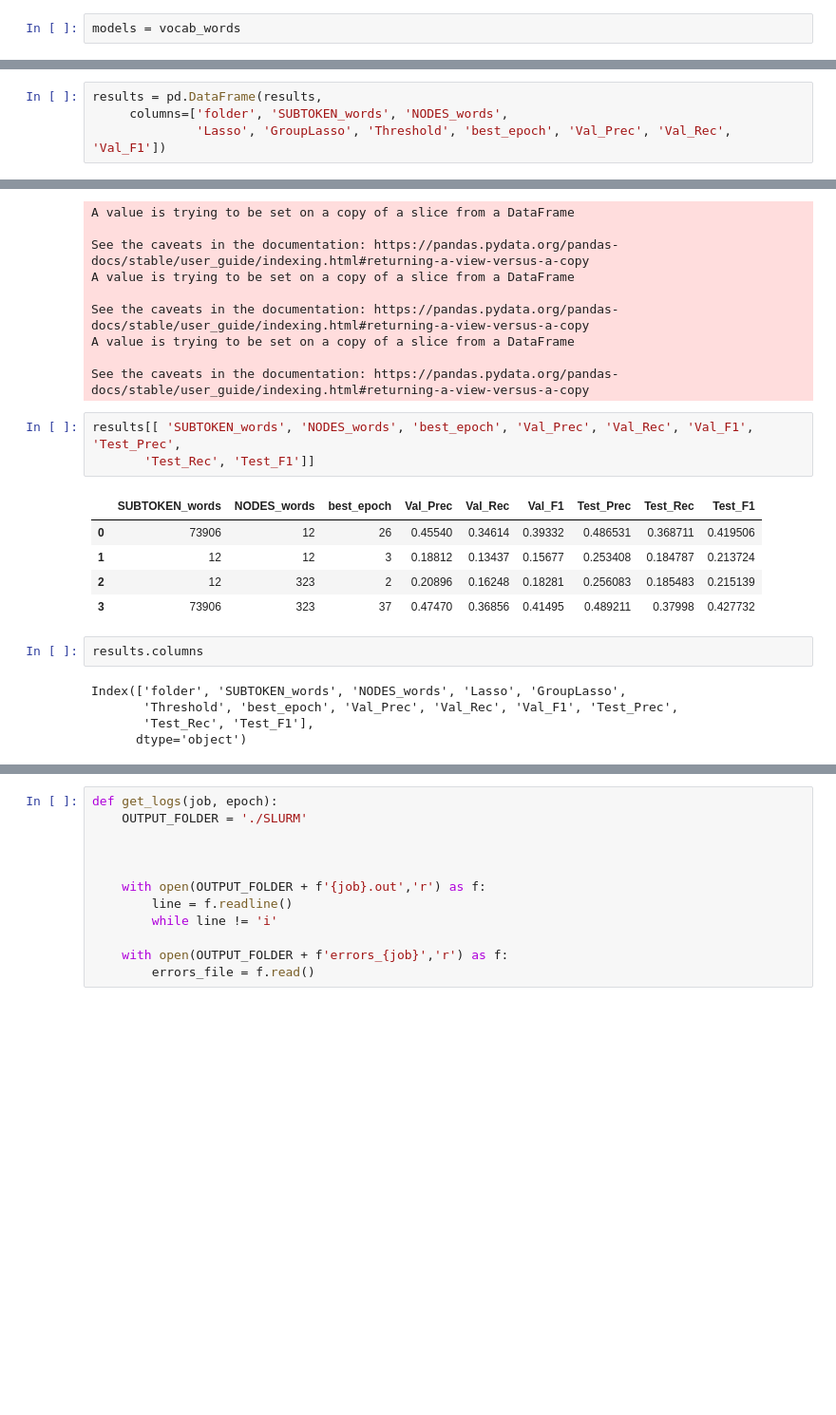
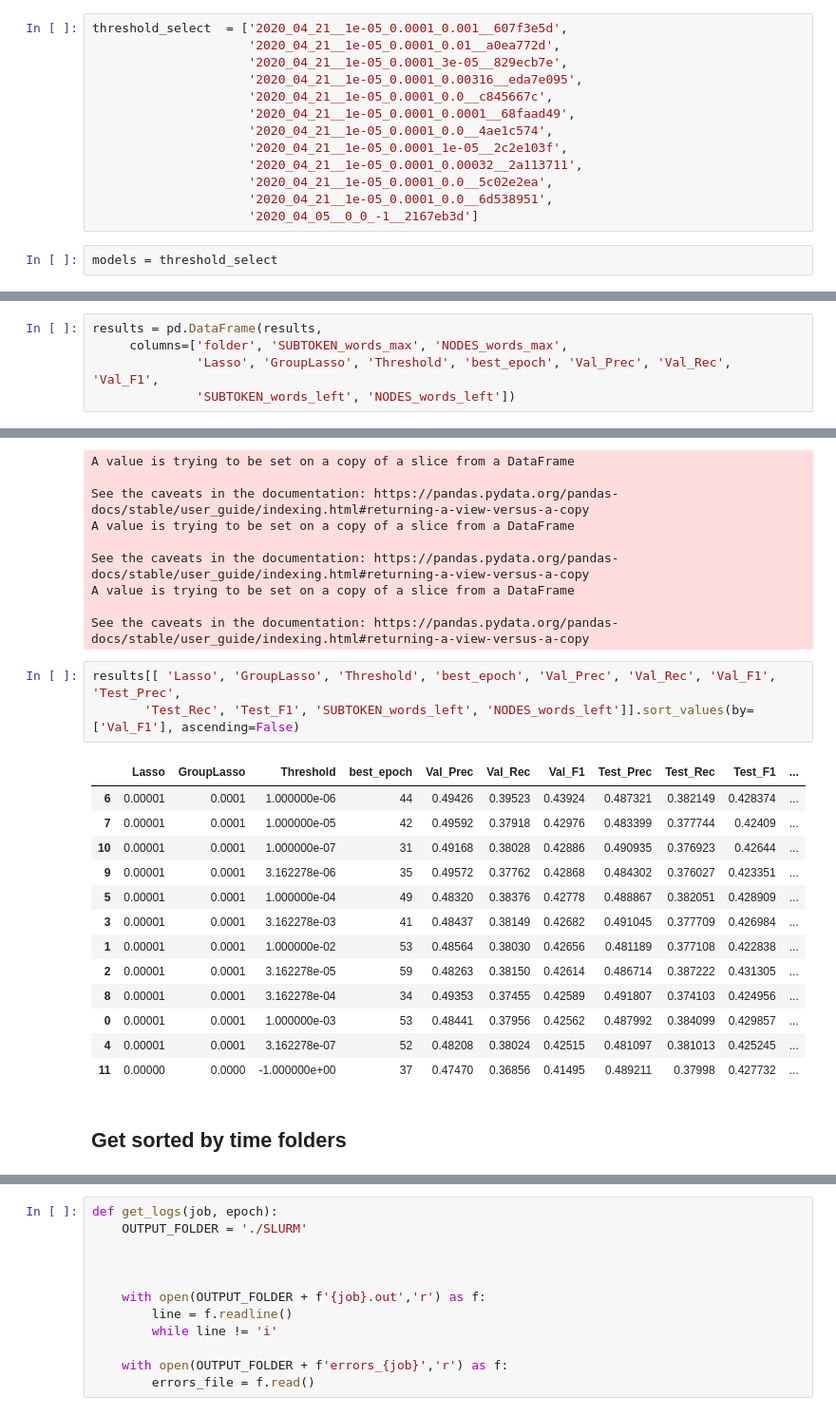
Before and after one commit to angusev/VocabularyForSourceCode, a Jupyter notebook: results.ipynb, the cells around one changed output, grey strips where cells are left out. Shown at 95% size. Saved outputs shown, nothing was run; the diff lists cells and outputs as text; blank space fills up the shorter version.

Commit message:
add hyperparameters selection

```diff
--- a/results.ipynb
+++ b/results.ipynb
@@ -44,5 +74,18 @@ vocab_words = ['2020_04_11__0_0_-1__632771e7',
+# %%
+threshold_select  = ['2020_04_21__1e-05_0.0001_0.001__607f3e5d',
+                     '2020_04_21__1e-05_0.0001_0.01__a0ea772d',
+                     '2020_04_21__1e-05_0.0001_3e-05__829ecb7e',
+                     '2020_04_21__1e-05_0.0001_0.00316__eda7e095',
+                     '2020_04_21__1e-05_0.0001_0.0__c845667c',
+                     '2020_04_21__1e-05_0.0001_0.0001__68faad49',
+                     '2020_04_21__1e-05_0.0001_0.0__4ae1c574',
+                     '2020_04_21__1e-05_0.0001_1e-05__2c2e103f',
+                     '2020_04_21__1e-05_0.0001_0.00032__2a113711',
+                     '2020_04_21__1e-05_0.0001_0.0__5c02e2ea',
+                     '2020_04_21__1e-05_0.0001_0.0__6d538951',
+                     '2020_04_05__0_0_-1__2167eb3d']
 # %%
-models = vocab_words
+models = threshold_select
 # %% [markdown]
 # Best epoch and validation
 # %%
@@ -69,7 +147,8 @@ for model in models:
 # %%
 results = pd.DataFrame(results,
-     columns=['folder', 'SUBTOKEN_words', 'NODES_words',
-              'Lasso', 'GroupLasso', 'Threshold', 'best_epoch', 'Val_Prec', 'Val_Rec', 'Val_F1'])
+     columns=['folder', 'SUBTOKEN_words_max', 'NODES_words_max',
+              'Lasso', 'GroupLasso', 'Threshold', 'best_epoch', 'Val_Prec', 'Val_Rec', 'Val_F1',
+              'SUBTOKEN_words_left', 'NODES_words_left'])
 # %%
 results
 # %% [output]
@@ -129,18 +216,21 @@ A value is trying to be set on a copy of a slice from a DataFrame
 
 See the caveats in the documentation: https://pandas.pydata.org/pandas-docs/stable/user_guide/indexing.html#returning-a-view-versus-a-copy
 # %%
-results[[ 'SUBTOKEN_words', 'NODES_words', 'best_epoch', 'Val_Prec', 'Val_Rec', 'Val_F1', 'Test_Prec',
-       'Test_Rec', 'Test_F1']]
+results[[ 'Lasso', 'GroupLasso', 'Threshold', 'best_epoch', 'Val_Prec', 'Val_Rec', 'Val_F1', 'Test_Prec',
+       'Test_Rec', 'Test_F1', 'SUBTOKEN_words_left', 'NODES_words_left']].sort_values(by=['Val_F1'], ascending=False)
 # %% [output]
-|  | SUBTOKEN_words | NODES_words | best_epoch | Val_Prec | Val_Rec | Val_F1 | Test_Prec | Test_Rec | Test_F1 |
-| 0 | 73906 | 12 | 26 | 0.45540 | 0.34614 | 0.39332 | 0.486531 | 0.368711 | 0.419506 |
-| 1 | 12 | 12 | 3 | 0.18812 | 0.13437 | 0.15677 | 0.253408 | 0.184787 | 0.213724 |
-| 2 | 12 | 323 | 2 | 0.20896 | 0.16248 | 0.18281 | 0.256083 | 0.185483 | 0.215139 |
-| 3 | 73906 | 323 | 37 | 0.47470 | 0.36856 | 0.41495 | 0.489211 | 0.37998 | 0.427732 |
+|  | Lasso | GroupLasso | Threshold | best_epoch | Val_Prec | Val_Rec | Val_F1 | Test_Prec | Test_Rec | Test_F1 | ... |
+| 6 | 0.00001 | 0.0001 | 1.000000e-06 | 44 | 0.49426 | 0.39523 | 0.43924 | 0.487321 | 0.382149 | 0.428374 | ... |
+| 7 | 0.00001 | 0.0001 | 1.000000e-05 | 42 | 0.49592 | 0.37918 | 0.42976 | 0.483399 | 0.377744 | 0.42409 | ... |
+| 10 | 0.00001 | 0.0001 | 1.000000e-07 | 31 | 0.49168 | 0.38028 | 0.42886 | 0.490935 | 0.376923 | 0.42644 | ... |
+| 9 | 0.00001 | 0.0001 | 3.162278e-06 | 35 | 0.49572 | 0.37762 | 0.42868 | 0.484302 | 0.376027 | 0.423351 | ... |
+| 5 | 0.00001 | 0.0001 | 1.000000e-04 | 49 | 0.48320 | 0.38376 | 0.42778 | 0.488867 | 0.382051 | 0.428909 | ... |
+| 3 | 0.00001 | 0.0001 | 3.162278e-03 | 41 | 0.48437 | 0.38149 | 0.42682 | 0.491045 | 0.377709 | 0.426984 | ... |
+| 1 | 0.00001 | 0.0001 | 1.000000e-02 | 53 | 0.48564 | 0.38030 | 0.42656 | 0.481189 | 0.377108 | 0.422838 | ... |
+| 2 | 0.00001 | 0.0001 | 3.162278e-05 | 59 | 0.48263 | 0.38150 | 0.42614 | 0.486714 | 0.387222 | 0.431305 | ... |
+| 8 | 0.00001 | 0.0001 | 3.162278e-04 | 34 | 0.49353 | 0.37455 | 0.42589 | 0.491807 | 0.374103 | 0.424956 | ... |
+| 0 | 0.00001 | 0.0001 | 1.000000e-03 | 53 | 0.48441 | 0.37956 | 0.42562 | 0.487992 | 0.384099 | 0.429857 | ... |
+| 4 | 0.00001 | 0.0001 | 3.162278e-07 | 52 | 0.48208 | 0.38024 | 0.42515 | 0.481097 | 0.381013 | 0.425245 | ... |
+| 11 | 0.00000 | 0.0000 | -1.000000e+00 | 37 | 0.47470 | 0.36856 | 0.41495 | 0.489211 | 0.37998 | 0.427732 | ... |
-# %%
-results.columns
-# %% [output]
-Index(['folder', 'SUBTOKEN_words', 'NODES_words', 'Lasso', 'GroupLasso',
-       'Threshold', 'best_epoch', 'Val_Prec', 'Val_Rec', 'Val_F1', 'Test_Prec',
-       'Test_Rec', 'Test_F1'],
-      dtype='object')
+# %% [markdown]
+## Get sorted by time folders
```
Also changed, not shown: parts of 7 cells of this notebook, 2 other files.
